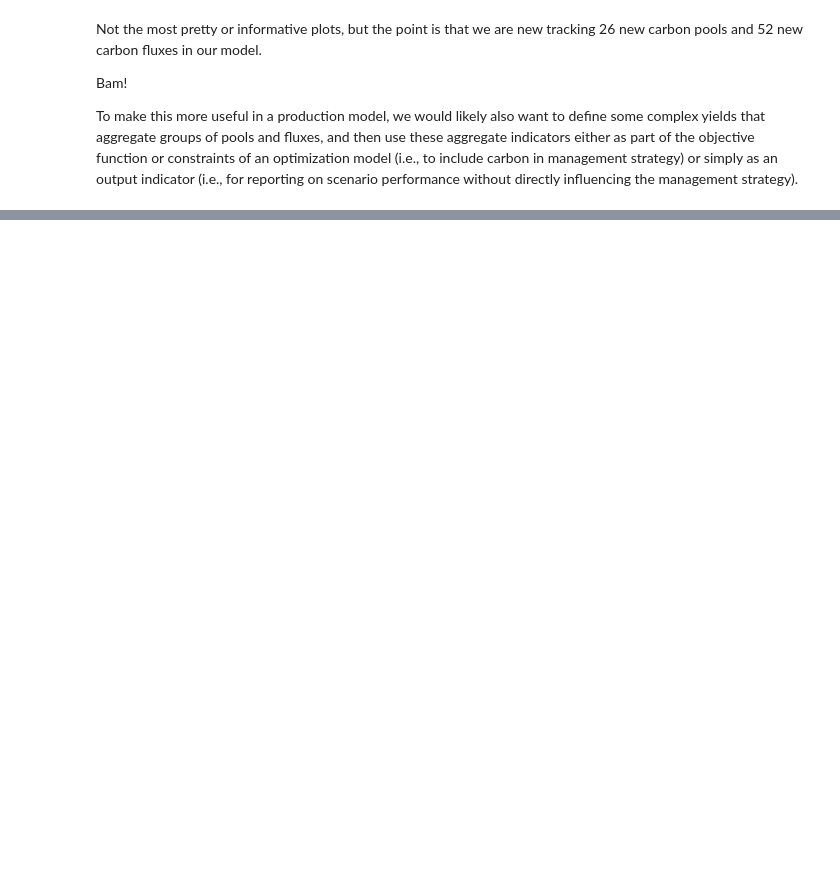
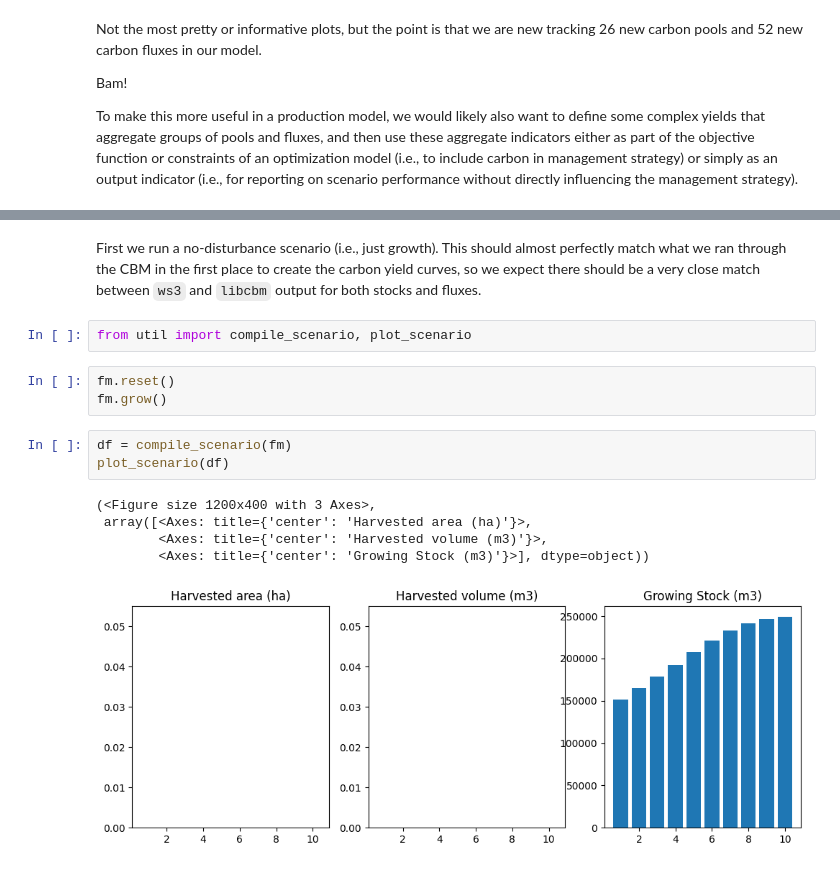
Before and after one commit to UBC-FRESH/ws3, a Jupyter notebook: examples/040_ws3_libcbm_neilsonhack-fromscratch.ipynb, the cells around one changed output, grey strips where cells are left out. Saved outputs shown, nothing was run; the diff lists cells and outputs as text; blank space fills up the shorter version.

Commit message:
extended notebook 040 to include side-by-side comparisons of ws3 and libcbm output, and shows how to implement post hoc correction factors to help ws3 carbon output line up with libcbm output

```diff
--- a/examples/040_ws3_libcbm_neilsonhack-fromscratch.ipynb
+++ b/examples/040_ws3_libcbm_neilsonhack-fromscratch.ipynb
@@ -367,0 +515,16 @@ To make this more useful in a production model, we would likely also want to def
+# %% [markdown]
+First we run a no-disturbance scenario (i.e., just growth). This should almost perfectly match what we ran through the CBM in the first place to create the carbon yield curves, so we expect there should be a very close match between `ws3` and `libcbm` output for both stocks and fluxes.
+# %%
+from util import compile_scenario, plot_scenario
+# %%
+fm.reset()
+fm.grow()
+# %%
+df = compile_scenario(fm)
+plot_scenario(df)
+# %% [output]
+(<Figure size 1200x400 with 3 Axes>,
+ array([<Axes: title={'center': 'Harvested area (ha)'}>,
+        <Axes: title={'center': 'Harvested volume (m3)'}>,
+        <Axes: title={'center': 'Growing Stock (m3)'}>], dtype=object))
+[figure, added]
```
Also changed, not shown: parts of 40 cells of this notebook, 1 other file.
